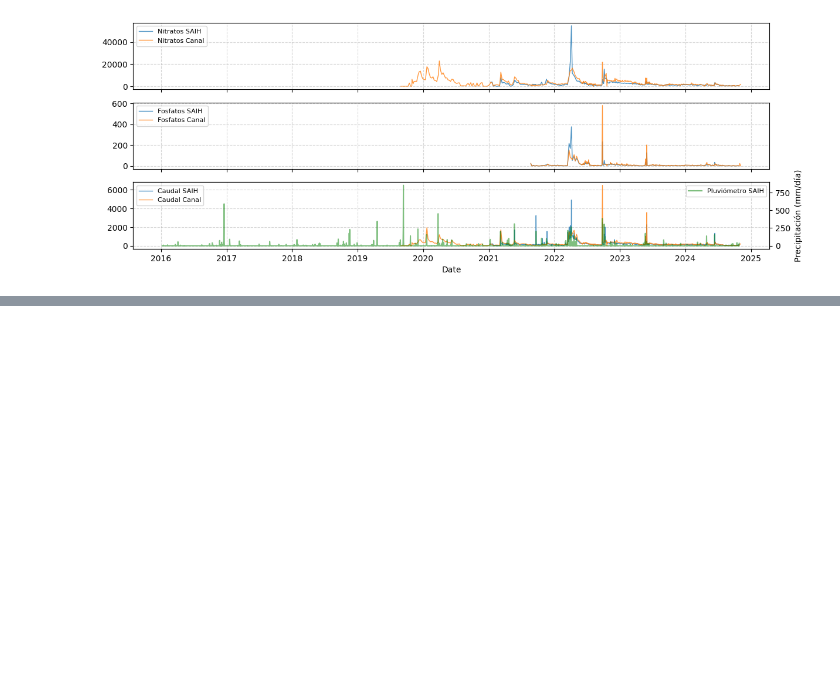
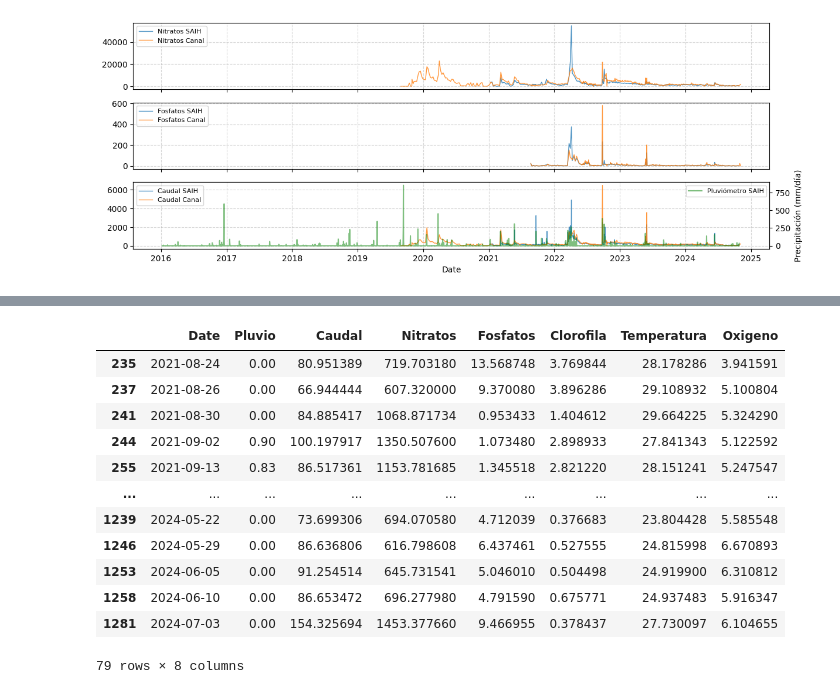
Before and after one commit to Antonio-MI/mar-menor-chl, a Jupyter notebook: Relacion_Pluvio-Nitratos-Temp-Clorofila.ipynb, the cells around one changed output, grey strips where cells are left out. Drawn from its saved outputs; the diff is of its cells as text; code cells hidden in the pictures; blank space fills up the shorter version.

```diff
--- a/Relacion_Pluvio-Nitratos-Temp-Clorofila.ipynb
+++ b/Relacion_Pluvio-Nitratos-Temp-Clorofila.ipynb
@@ -392,0 +454,16 @@ ax[2].grid(True, linestyle = '--', alpha = 0.5)
+# %%
+merged_df.dropna()
+# %% [output]
+|  | Date | Pluvio | Caudal | Nitratos | Fosfatos | Clorofila | Temperatura | Oxigeno |
+| 235 | 2021-08-24 | 0.00 | 80.951389 | 719.703180 | 13.568748 | 3.769844 | 28.178286 | 3.941591 |
+| 237 | 2021-08-26 | 0.00 | 66.944444 | 607.320000 | 9.370080 | 3.896286 | 29.108932 | 5.100804 |
+| 241 | 2021-08-30 | 0.00 | 84.885417 | 1068.871734 | 0.953433 | 1.404612 | 29.664225 | 5.324290 |
+| 244 | 2021-09-02 | 0.90 | 100.197917 | 1350.507600 | 1.073480 | 2.898933 | 27.841343 | 5.122592 |
+| 255 | 2021-09-13 | 0.83 | 86.517361 | 1153.781685 | 1.345518 | 2.821220 | 28.151241 | 5.247547 |
+| ... | ... | ... | ... | ... | ... | ... | ... | ... |
+| 1239 | 2024-05-22 | 0.00 | 73.699306 | 694.070580 | 4.712039 | 0.376683 | 23.804428 | 5.585548 |
+| 1246 | 2024-05-29 | 0.00 | 86.636806 | 616.798608 | 6.437461 | 0.527555 | 24.815998 | 6.670893 |
+| 1253 | 2024-06-05 | 0.00 | 91.254514 | 645.731541 | 5.046010 | 0.504498 | 24.919900 | 6.310812 |
+| 1258 | 2024-06-10 | 0.00 | 86.653472 | 696.277980 | 4.791590 | 0.675771 | 24.937483 | 5.916347 |
+| 1281 | 2024-07-03 | 0.00 | 154.325694 | 1453.377660 | 9.466955 | 0.378437 | 27.730097 | 6.104655 |
+79 rows × 8 columns
```
Also changed, not shown: parts of 13 cells of this notebook, 2 other files.
